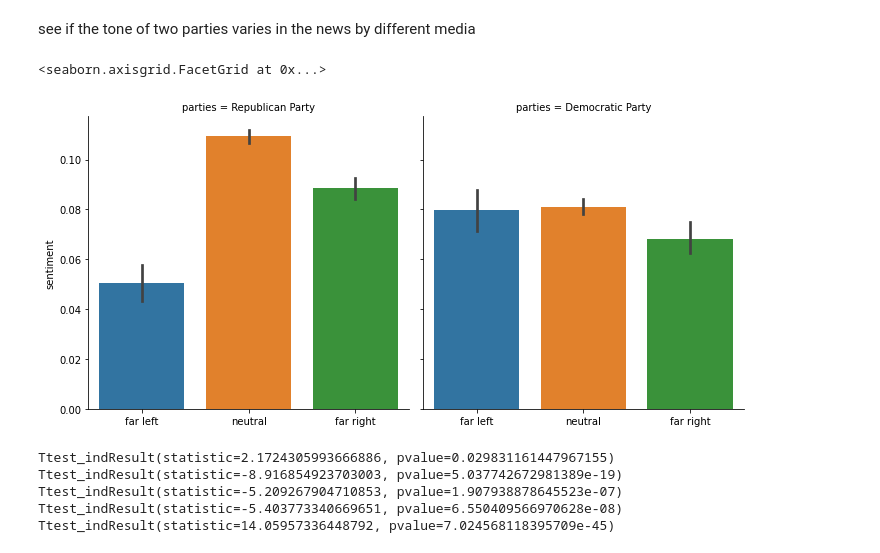
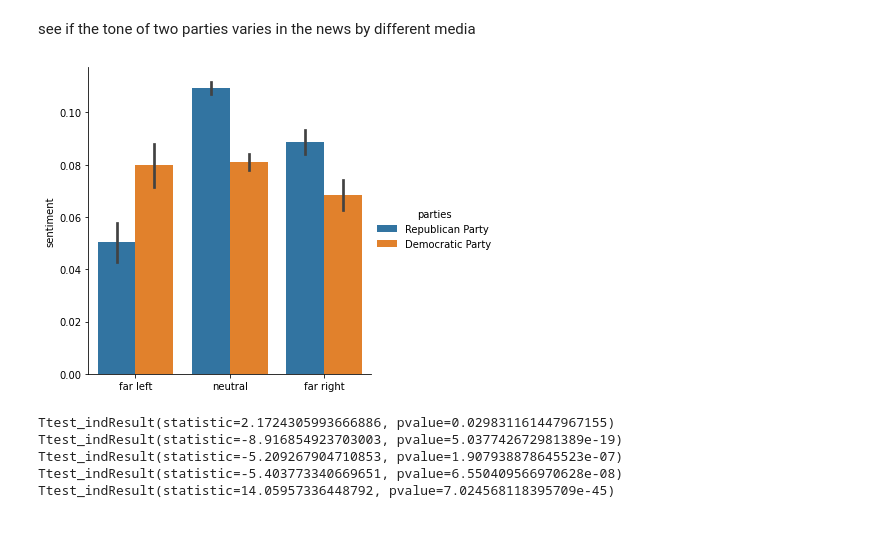
Before and after one commit to epfl-ada/ada-2021-project-date-a-data, a Jupyter notebook: network_analysis_viz.ipynb, the cells around one changed output. Saved outputs shown, nothing was run; the diff lists cells and outputs as text; code cells hidden in the pictures.

```diff
--- a/network_analysis_viz.ipynb
+++ b/network_analysis_viz.ipynb
@@ -307,11 +306,11 @@ ax = sns.histplot(data=df_full, x='source_bias', hue='bias_cat')
 # %% [markdown]
 see if the tone of two parties varies in the news by different media
 # %%
-g = sns.factorplot(data=df_full, col='parties', x='bias_cat', y='sentiment', kind='bar', ci=95)
+g = sns.factorplot(data=df_full, hue='parties', x='bias_cat', y='sentiment', kind='bar', ci=95)
 g.set_xlabels('')
+plt.savefig('./images/tone_by_biasGroup_party.png', dpi=300)
 # %% [output]
-<seaborn.axisgrid.FacetGrid at 0x...>
-[figure, old version]
+[figure, new version]
 # %%
 from scipy.stats import ttest_ind
 
```
Also changed, not shown: parts of 5 cells of this notebook, 4 other files.
